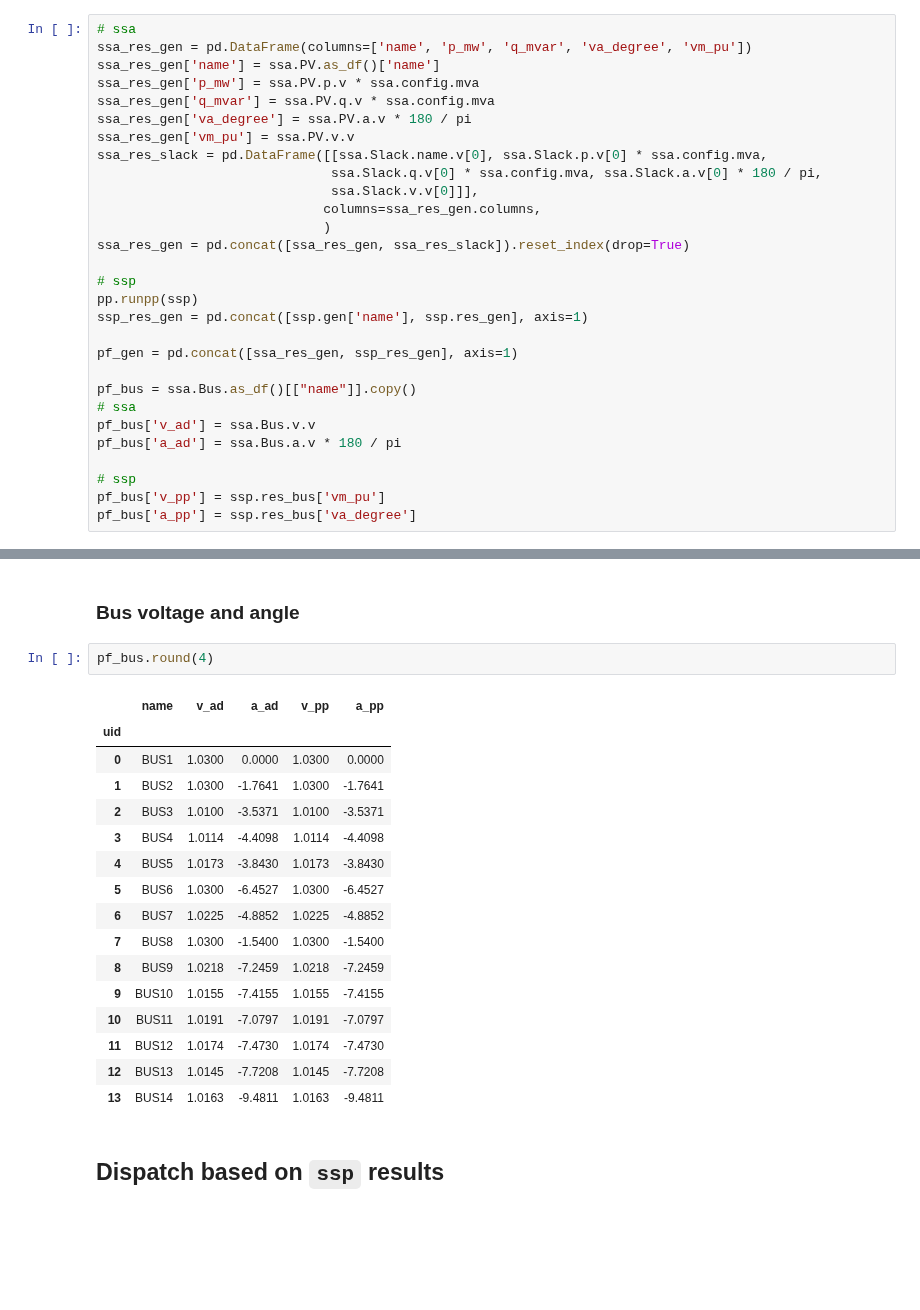
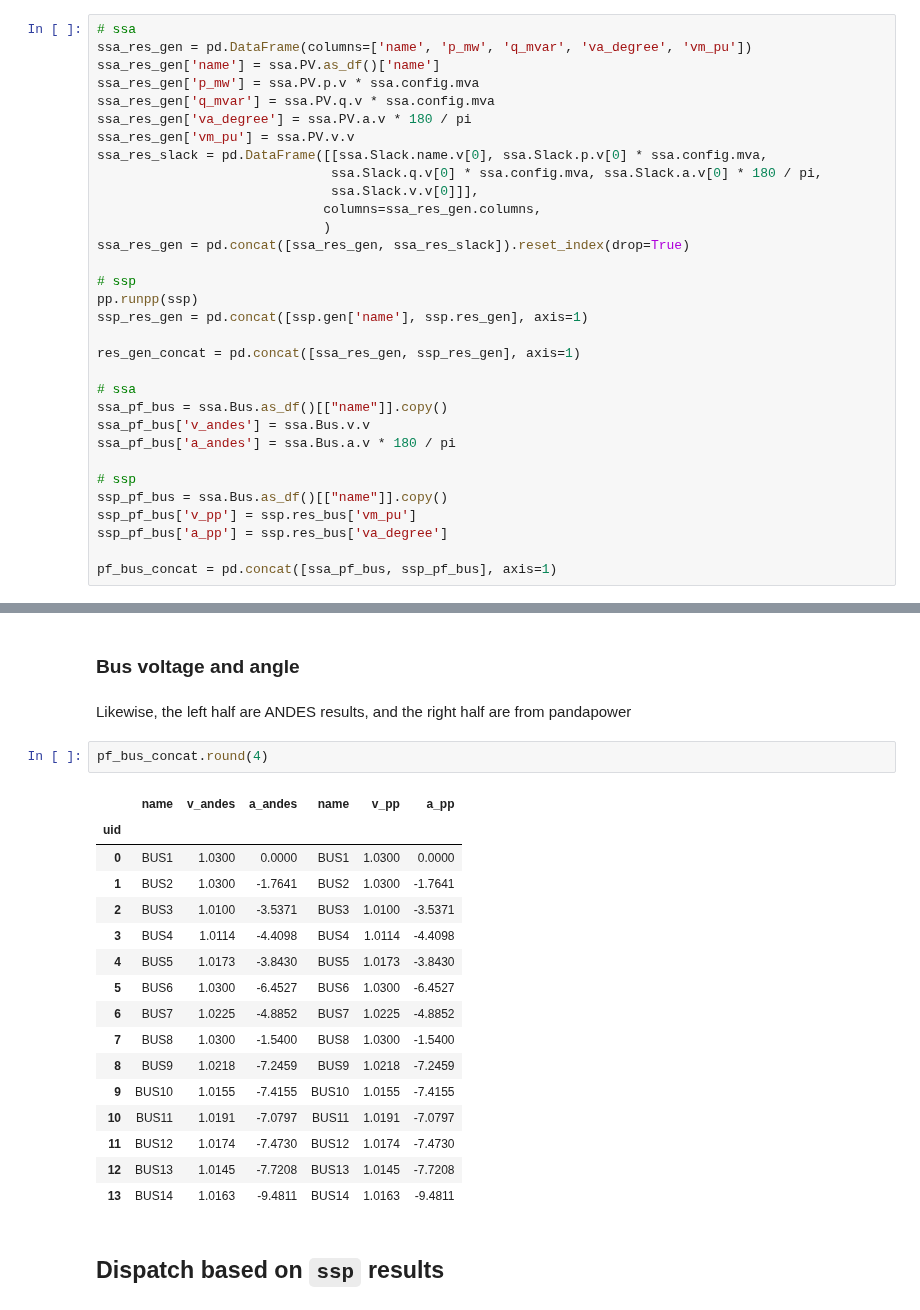
Before and after one commit to CURENT/andes, a Jupyter notebook: examples/ex11.ipynb, the cells around one changed output, grey strips where cells are left out. Drawn from its saved outputs; the diff is of its cells as text; blank space fills up the shorter version.

```diff
--- a/examples/ex11.ipynb
+++ b/examples/ex11.ipynb
@@ -143,15 +143,18 @@ ssa_res_gen = pd.concat([ssa_res_gen, ssa_res_slack]).reset_index(drop=True)
 pp.runpp(ssp)
 ssp_res_gen = pd.concat([ssp.gen['name'], ssp.res_gen], axis=1)
 
-pf_gen = pd.concat([ssa_res_gen, ssp_res_gen], axis=1)
+res_gen_concat = pd.concat([ssa_res_gen, ssp_res_gen], axis=1)
 
-pf_bus = ssa.Bus.as_df()[["name"]].copy()
 # ssa
-pf_bus['v_ad'] = ssa.Bus.v.v
-pf_bus['a_ad'] = ssa.Bus.a.v * 180 / pi
+ssa_pf_bus = ssa.Bus.as_df()[["name"]].copy()
+ssa_pf_bus['v_andes'] = ssa.Bus.v.v
+ssa_pf_bus['a_andes'] = ssa.Bus.a.v * 180 / pi
 
 # ssp
-pf_bus['v_pp'] = ssp.res_bus['vm_pu']
-pf_bus['a_pp'] = ssp.res_bus['va_degree']
+ssp_pf_bus = ssa.Bus.as_df()[["name"]].copy()
+ssp_pf_bus['v_pp'] = ssp.res_bus['vm_pu']
+ssp_pf_bus['a_pp'] = ssp.res_bus['va_degree']
+
+pf_bus_concat = pd.concat([ssa_pf_bus, ssp_pf_bus], axis=1)
 # %% [markdown]
 ### Generation
@@ -166,25 +171,27 @@ pf_gen.round(4)
 | 4 | 1 | 81.4272 | -21.6171 | 0.0000 | 1.03 | 1 | 81.4272 | -21.6171 | 0.0000 | 1.03 |
 # %% [markdown]
 ### Bus voltage and angle
+# %% [markdown]
+Likewise, the left half are ANDES results, and the right half are from pandapower
 # %%
-pf_bus.round(4)
+pf_bus_concat.round(4)
 # %% [output]
-|  | name | v_ad | a_ad | v_pp | a_pp |
-| uid |  |  |  |  |  |
-| 0 | BUS1 | 1.0300 | 0.0000 | 1.0300 | 0.0000 |
-| 1 | BUS2 | 1.0300 | -1.7641 | 1.0300 | -1.7641 |
-| 2 | BUS3 | 1.0100 | -3.5371 | 1.0100 | -3.5371 |
-| 3 | BUS4 | 1.0114 | -4.4098 | 1.0114 | -4.4098 |
-| 4 | BUS5 | 1.0173 | -3.8430 | 1.0173 | -3.8430 |
-| 5 | BUS6 | 1.0300 | -6.4527 | 1.0300 | -6.4527 |
-| 6 | BUS7 | 1.0225 | -4.8852 | 1.0225 | -4.8852 |
-| 7 | BUS8 | 1.0300 | -1.5400 | 1.0300 | -1.5400 |
-| 8 | BUS9 | 1.0218 | -7.2459 | 1.0218 | -7.2459 |
-| 9 | BUS10 | 1.0155 | -7.4155 | 1.0155 | -7.4155 |
-| 10 | BUS11 | 1.0191 | -7.0797 | 1.0191 | -7.0797 |
-| 11 | BUS12 | 1.0174 | -7.4730 | 1.0174 | -7.4730 |
-| 12 | BUS13 | 1.0145 | -7.7208 | 1.0145 | -7.7208 |
-| 13 | BUS14 | 1.0163 | -9.4811 | 1.0163 | -9.4811 |
+|  | name | v_andes | a_andes | name | v_pp | a_pp |
+| uid |  |  |  |  |  |  |
+| 0 | BUS1 | 1.0300 | 0.0000 | BUS1 | 1.0300 | 0.0000 |
+| 1 | BUS2 | 1.0300 | -1.7641 | BUS2 | 1.0300 | -1.7641 |
+| 2 | BUS3 | 1.0100 | -3.5371 | BUS3 | 1.0100 | -3.5371 |
+| 3 | BUS4 | 1.0114 | -4.4098 | BUS4 | 1.0114 | -4.4098 |
+| 4 | BUS5 | 1.0173 | -3.8430 | BUS5 | 1.0173 | -3.8430 |
+| 5 | BUS6 | 1.0300 | -6.4527 | BUS6 | 1.0300 | -6.4527 |
+| 6 | BUS7 | 1.0225 | -4.8852 | BUS7 | 1.0225 | -4.8852 |
+| 7 | BUS8 | 1.0300 | -1.5400 | BUS8 | 1.0300 | -1.5400 |
+| 8 | BUS9 | 1.0218 | -7.2459 | BUS9 | 1.0218 | -7.2459 |
+| 9 | BUS10 | 1.0155 | -7.4155 | BUS10 | 1.0155 | -7.4155 |
+| 10 | BUS11 | 1.0191 | -7.0797 | BUS11 | 1.0191 | -7.0797 |
+| 11 | BUS12 | 1.0174 | -7.4730 | BUS12 | 1.0174 | -7.4730 |
+| 12 | BUS13 | 1.0145 | -7.7208 | BUS13 | 1.0145 | -7.7208 |
+| 13 | BUS14 | 1.0163 | -9.4811 | BUS14 | 1.0163 | -9.4811 |
 # %% [markdown]
 ## Dispatch based on ``ssp`` results
 # %% [markdown]
```
Also changed, not shown: parts of 13 cells of this notebook, 1 other file.
